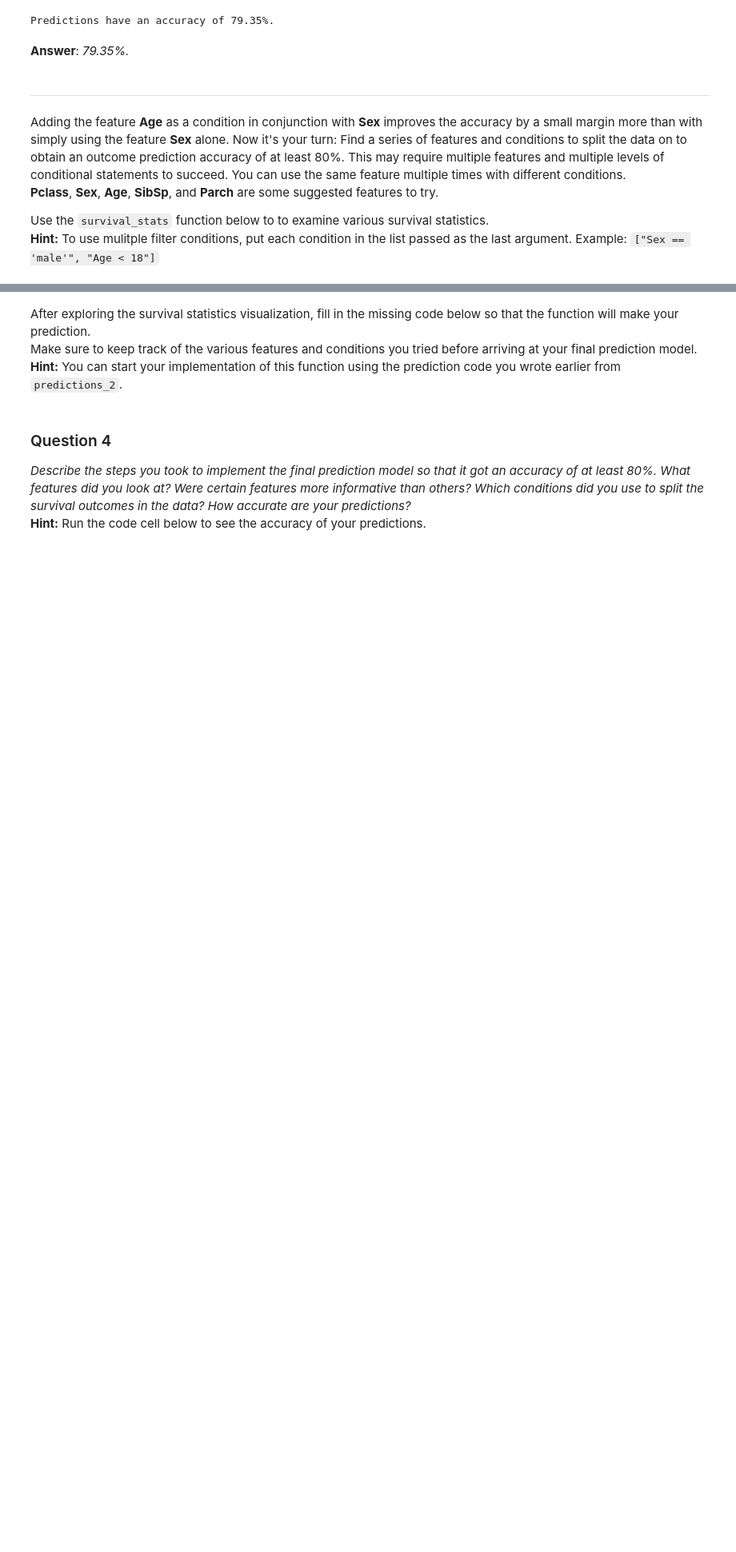
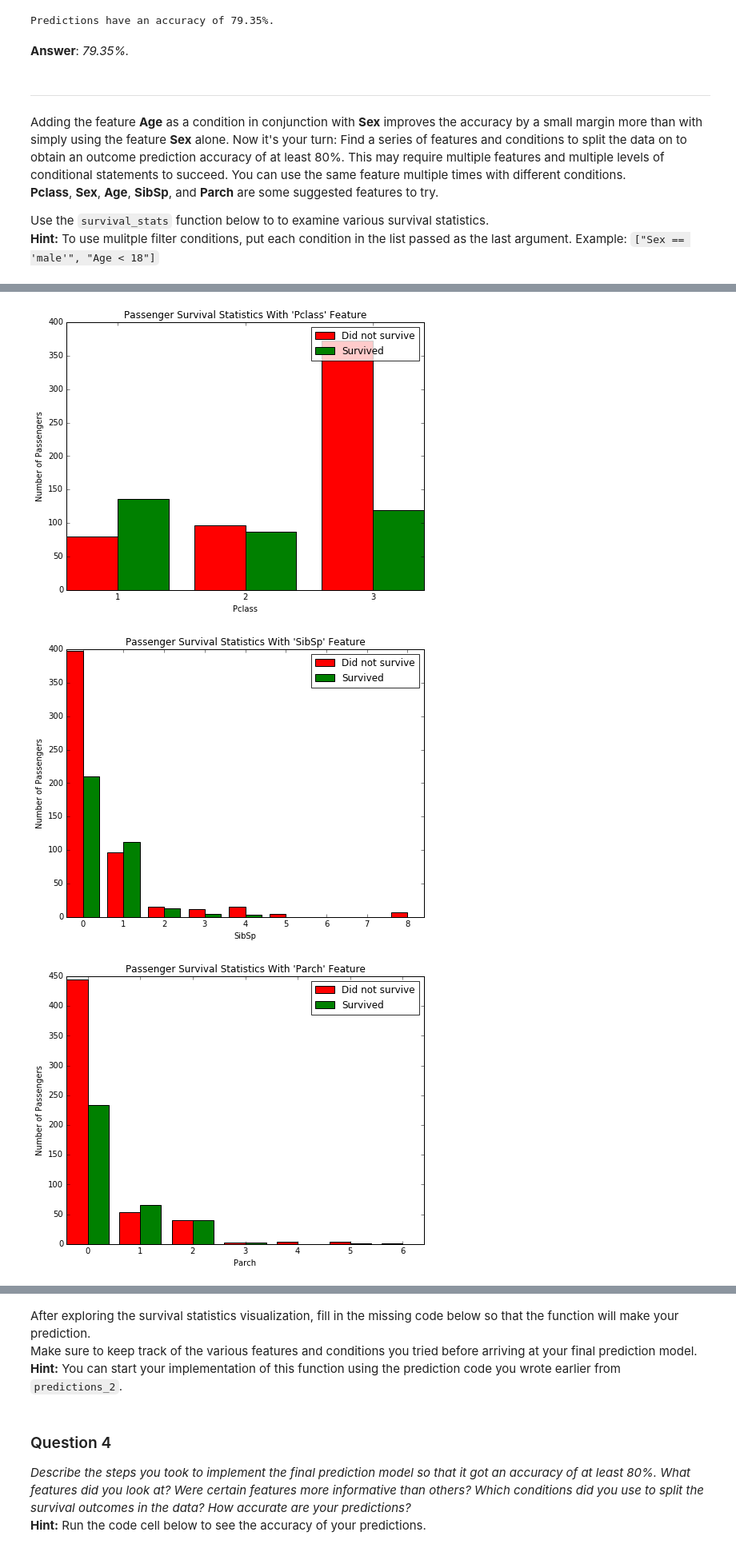
Before and after one commit to mas-dse-phesami/machine-learning, a Jupyter notebook: projects/titanic_survival_exploration/titanic_survival_exploration.ipynb, the cells around one changed output, grey strips where cells are left out. Shown at 80% size. Drawn from its saved outputs; the diff is of its cells as text; code cells hidden in the pictures; blank space fills up the shorter version.

```diff
--- a/projects/titanic_survival_exploration/titanic_survival_exploration.ipynb
+++ b/projects/titanic_survival_exploration/titanic_survival_exploration.ipynb
@@ -215,0 +218,7 @@ Use the `survival_stats` function below to to examine various survival statistic
+# %%
+for feat in ['Pclass', 'SibSp', 'Parch']:
+    vs.survival_stats(data, outcomes, feat)
+# %% [output]
+[figure, added]
+[figure, added]
+[figure, added]
```
Also changed, not shown: parts of 8 cells of this notebook.
